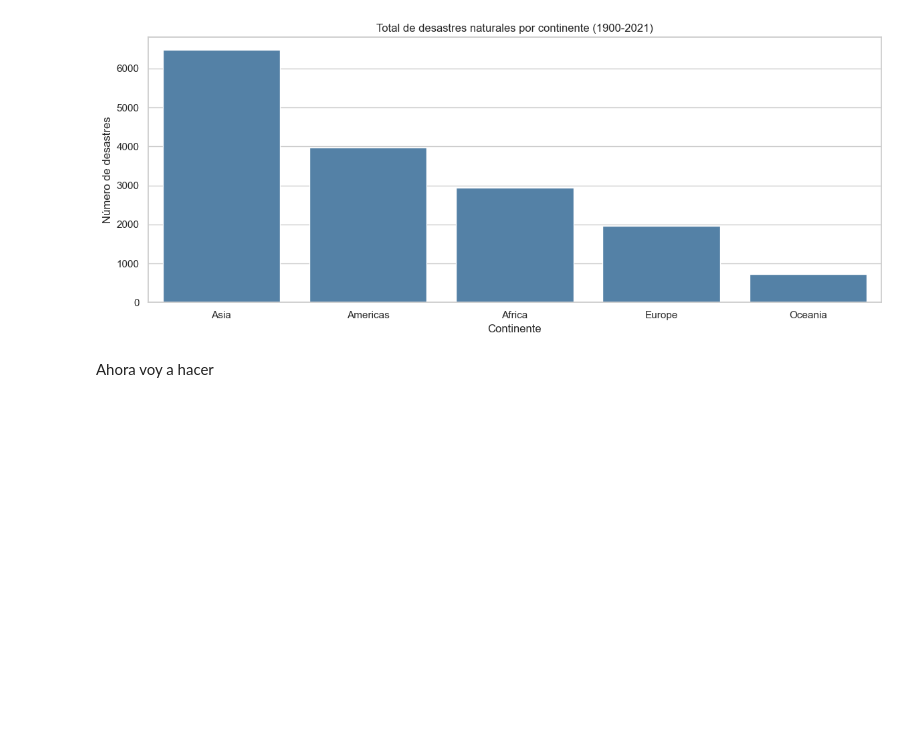
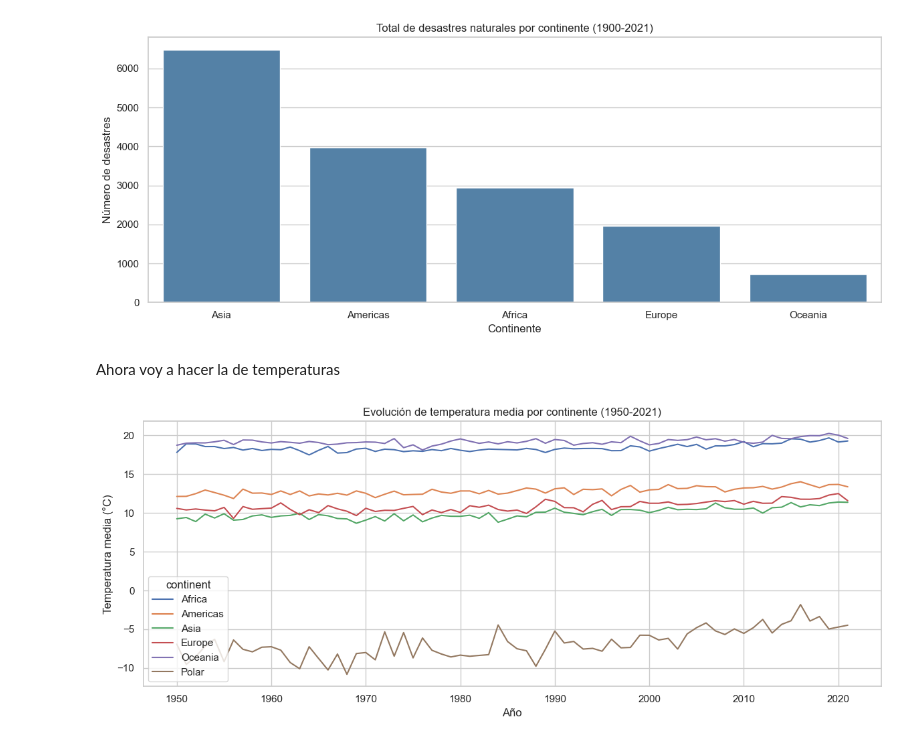
Before and after one commit to erikajcd08/Project-1--Clima-y-Cat-strofres-Naturales, a Jupyter notebook: notebooks/Project 1- Clima y Catastrofes Naturales Notebook.ipynb, the cells around one changed output. Saved outputs shown, nothing was run; the diff lists cells and outputs as text; code cells hidden in the pictures; blank space fills up the shorter version.

```diff
--- a/notebooks/Project 1- Clima y Catastrofes Naturales Notebook.ipynb
+++ b/notebooks/Project 1- Clima y Catastrofes Naturales Notebook.ipynb
@@ -544,4 +553,17 @@ plt.show()
 # %% [output]
 [figure]
 # %% [markdown]
-Ahora voy a hacer
+Ahora voy a hacer la de temperaturas
+# %%
+temp_continente = df_temperatures.groupby(['year', 'continent'])['avg_temperature'].mean().reset_index()
+
+plt.figure()
+sns.lineplot(data=temp_continente, x='year', y='avg_temperature', hue='continent')
+plt.title('Evolución de temperatura media por continente (1950-2021)')
+plt.xlabel('Año')
+plt.ylabel('Temperatura media (°C)')
+plt.tight_layout()
+plt.savefig('../images/temperatura_por_continente.png', dpi=150)
+plt.show()
+# %% [output]
+[figure, added]
```
Also changed, not shown: parts of 8 cells of this notebook, 3 other files.
